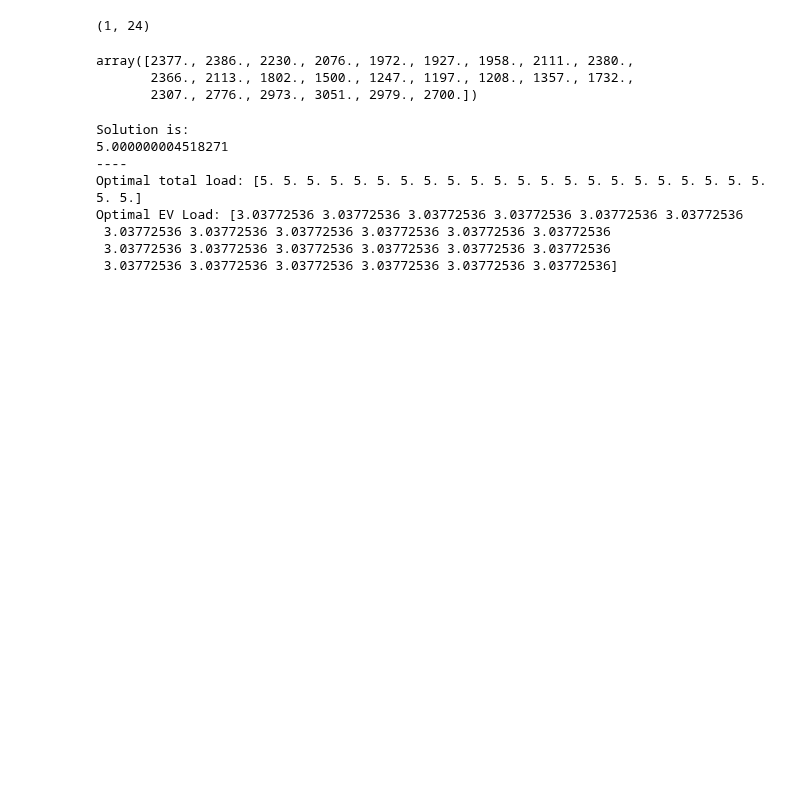
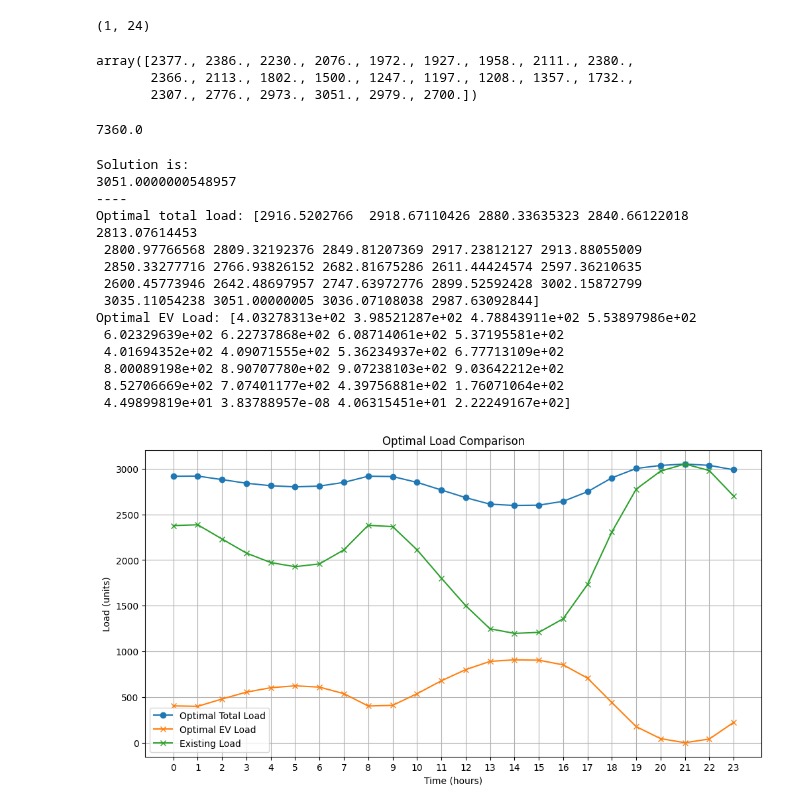
Before and after one commit to antiroyalty/ce295, a Jupyter notebook: optimization.ipynb, the cells around one changed output. Saved outputs shown, nothing was run; the diff lists cells and outputs as text; code cells hidden in the pictures; blank space fills up the shorter version.

Commit message:
add plots, minimal constraints

```diff
--- a/optimization.ipynb
+++ b/optimization.ipynb
@@ -211,11 +211,13 @@ objective = Minimize(max(total_load))
 constraints = []
 
 # Total Load Constraints
-constraints += [total_load >= 5]
-constraints += [total_load <= oak_capacity]
+constraints += [total_load <= oak_capacity] # total load less than oakland substation capacity
+# constraints += [total_load >= exist_load] # total load less general load from all other consumption
+# constraints += [total_load >= ev_load] # total load includes EV load
+constraints += [total_load >= exist_load + ev_load] # total load less general load from all other consumption
 
 # EV Load Constraints
-constraints += [ev_load >= 1]
+constraints += [ev_load >= 0]
 constraints += [ev_load <= total_load]
 
 # constraints += [soc[veh,0] == veh_pop["Init_SOC"][veh] for veh in range(veh_num)]
@@ -260,24 +262,52 @@ constraints += [ev_load <= total_load]
 
 # for time in range(1, time_steps):
 #     constraints += [(total_load[time] * 1/total_load[time-1] - 1) <= ramp_limit]
+# %%
+oak_capacity
+# %% [output]
+7360.0
 # %%
 one_car = Problem(objective, constraints)
 solution = one_car.solve()
 
 print("Solution is: ")
 print(solution)
 print("----")
 print("Optimal total load:", total_load.value)
 print("Optimal EV Load:", ev_load.value)
 # print("Charge Added per Vehicle per Hour:", chrg_added.value)
 # print("Charging Rate Fraction:", chrg_rate_frac.value)
 # print("State of Charge (SOC) per Vehicle per Hour:", soc.value)
+
+
+hours = np.arange(24)  # 24 hours
+# oakland_substation = [oak_capacity for _ in range(hours)]
+# Create plot
+plt.figure(figsize=(12, 6))
+plt.plot(hours, total_load.value, label='Optimal Total Load', marker='o')
+plt.plot(hours, ev_load.value, label='Optimal EV Load', marker='x')
+plt.plot(hours, exist_load, label='Existing Load', marker='x')
+# plt.plot(hours, oakland_substation, label='Oakland Max Capacity', marker='x')
+plt.title('Optimal Load Comparison')
+plt.xlabel('Time (hours)')
+plt.ylabel('Load (units)')
+plt.xticks(hours)  # Set x-ticks to be every hour
+plt.grid(True)
+plt.legend()
+plt.show()
 # %% [output]
 Solution is:
-5.000000004518271
+3051.0000000548957
 ----
-Optimal total load: [5. 5. 5. 5. 5. 5. 5. 5. 5. 5. 5. 5. 5. 5. 5. 5. 5. 5. 5. 5. 5. 5. 5. 5.]
-Optimal EV Load: [3.03772536 3.03772536 3.03772536 3.03772536 3.03772536 3.03772536
- 3.03772536 3.03772536 3.03772536 3.03772536 3.03772536 3.03772536
- 3.03772536 3.03772536 3.03772536 3.03772536 3.03772536 3.03772536
- 3.03772536 3.03772536 3.03772536 3.03772536 3.03772536 3.03772536]
+Optimal total load: [2916.5202766  2918.67110426 2880.33635323 2840.66122018 2813.07614453
+ 2800.97766568 2809.32192376 2849.81207369 2917.23812127 2913.88055009
+ 2850.33277716 2766.93826152 2682.81675286 2611.44424574 2597.36210635
+ 2600.45773946 2642.48697957 2747.63972776 2899.52592428 3002.15872799
+ 3035.11054238 3051.00000005 3036.07108038 2987.63092844]
+Optimal EV Load: [4.03278313e+02 3.98521287e+02 4.78843911e+02 5.53897986e+02
+ 6.02329639e+02 6.22737868e+02 6.08714061e+02 5.37195581e+02
+ 4.01694352e+02 4.09071555e+02 5.36234937e+02 6.77713109e+02
+ 8.00089198e+02 8.90707780e+02 9.07238103e+02 9.03642212e+02
+ 8.52706669e+02 7.07401177e+02 4.39756881e+02 1.76071064e+02
+ 4.49899819e+01 3.83788957e-08 4.06315451e+01 2.22249167e+02]
+[figure, added]
```
